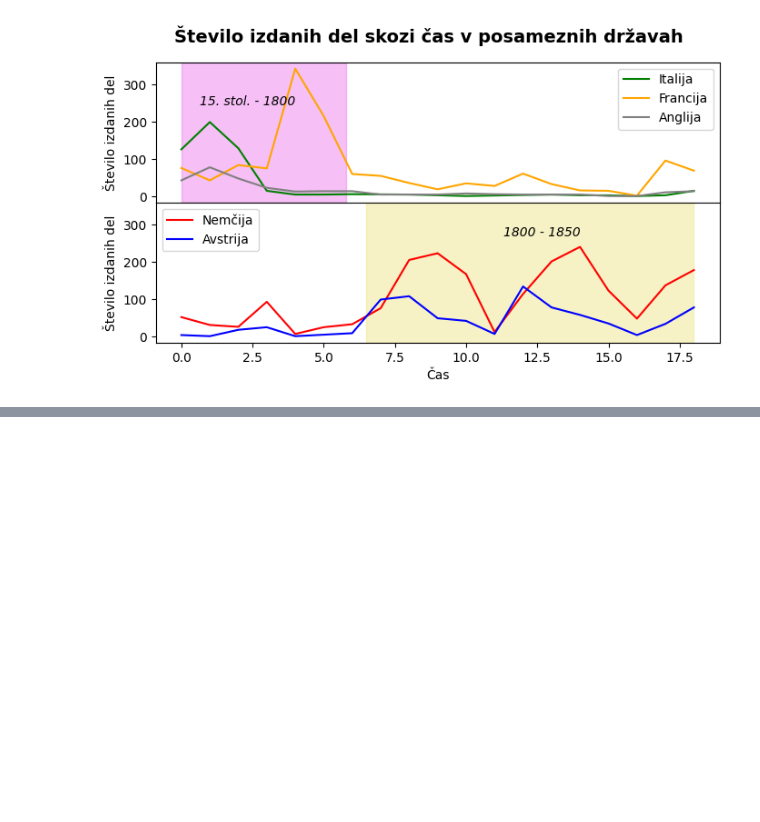
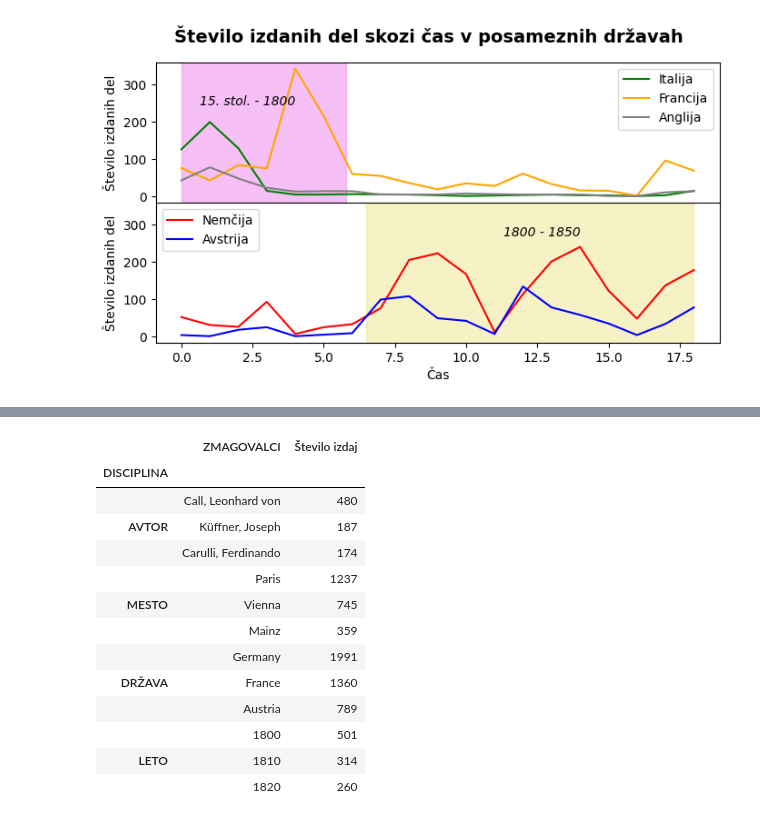
Before and after one commit to matijaskrt/uvp-seminarska-naloga, a Jupyter notebook: analiza.ipynb, the cells around one changed output, grey strips where cells are left out. Saved outputs shown, nothing was run; the diff lists cells and outputs as text; code cells hidden in the pictures; blank space fills up the shorter version.

```diff
--- a/analiza.ipynb
+++ b/analiza.ipynb
@@ -158,0 +143,29 @@ ax.set(ylabel= "Število izdanih del")
+# %%
+avtorji = podatki[podatki.AVTOR != None].groupby("AVTOR").size().sort_values(ascending= False).head(3).to_frame()
+mesta = podatki[podatki.MESTO != None].groupby("MESTO").size().sort_values(ascending= False).head(3).to_frame()
+države = podatki[podatki.DRŽAVA != None].groupby("DRŽAVA").size().sort_values(ascending= False).head(3).to_frame()
+leta = podatki[podatki.LETO != 0].groupby("LETO").size().sort_values(ascending= False).head(3).to_frame()
+
+
+b = pd.concat([avtorji, mesta, države, leta])
+b.insert(loc = 0, column = "ZMAGOVALCI", value = b.index)
+b["DISCIPLINA"] = ["", "AVTOR", "", "", "MESTO", "", "", "DRŽAVA", "", "", "LETO", ""]
+c = b.set_index("DISCIPLINA")
+c.insert(loc = 1, column = "Število izdaj", value = c[c.columns[1]])
+d = c.drop(columns=c.columns[2])
+d
+# %% [output]
+|  | ZMAGOVALCI | Število izdaj |
+| DISCIPLINA |  |  |
+|  | Call, Leonhard von | 480 |
+| AVTOR | Küffner, Joseph | 187 |
+|  | Carulli, Ferdinando | 174 |
+|  | Paris | 1237 |
+| MESTO | Vienna | 745 |
+|  | Mainz | 359 |
+|  | Germany | 1991 |
+| DRŽAVA | France | 1360 |
+|  | Austria | 789 |
+|  | 1800 | 501 |
+| LETO | 1810 | 314 |
+|  | 1820 | 260 |
```
Also changed, not shown: parts of 7 cells of this notebook.
